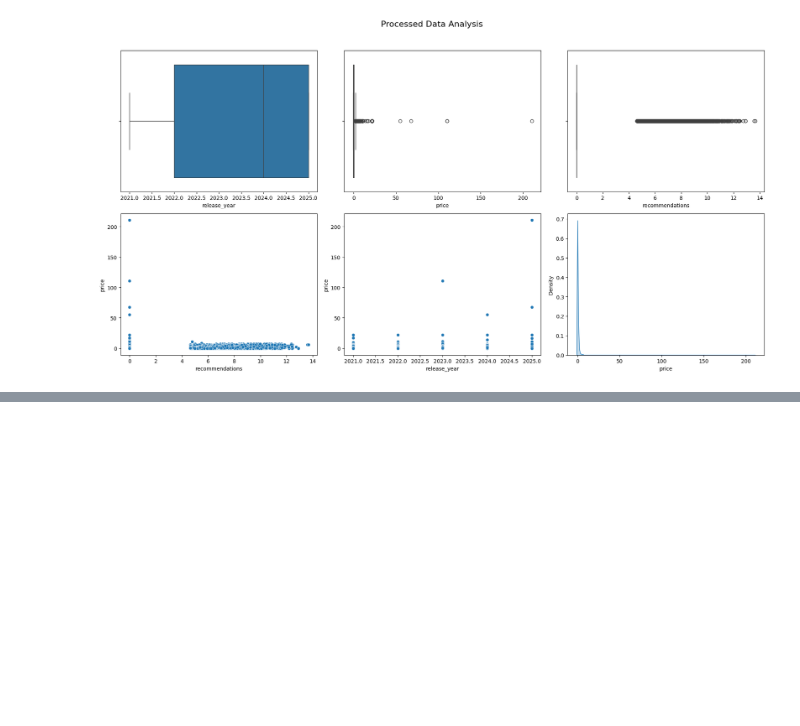
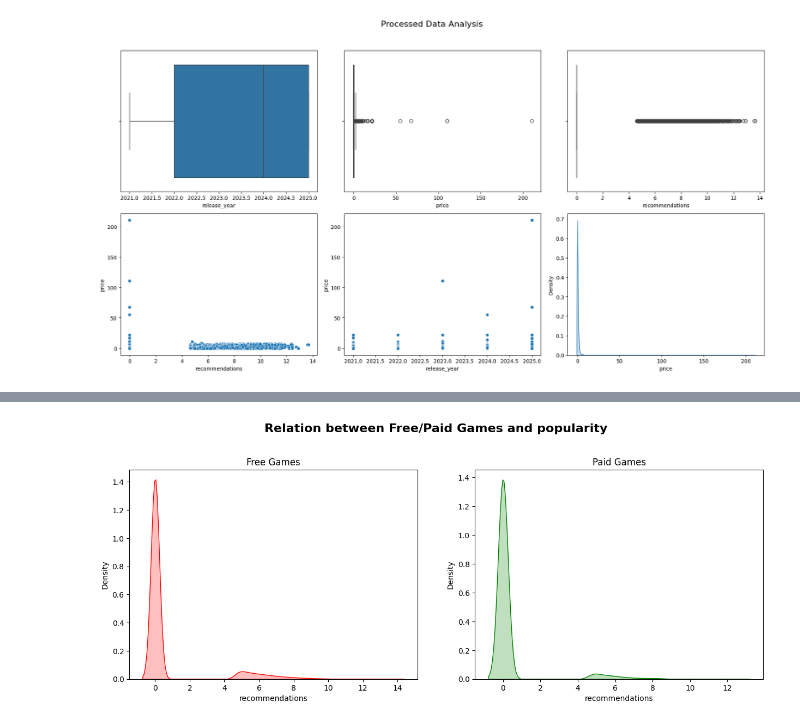
Before and after one commit to MCAlberto55/steam-games-analysis, a Jupyter notebook: notebooks/eda_analysis.ipynb, the cells around one changed output, grey strips where cells are left out. Drawn from its saved outputs; the diff is of its cells as text; code cells hidden in the pictures; blank space fills up the shorter version.

```diff
--- a/notebooks/eda_analysis.ipynb
+++ b/notebooks/eda_analysis.ipynb
@@ -239,0 +244,16 @@ plt.show()
+# %%
+# Relation between Free/Paid Games and popularity (recommendations)
+f2p = data_test['price'] != 0
+
+fig, axes = plt.subplots(1, 2, figsize=(15, 5))
+fig.suptitle('Relation between Free/Paid Games and popularity', fontsize=16, fontweight='bold', y=1.05)
+
+sns.kdeplot(data_test[f2p]['recommendations'], ax=axes[0], fill=True, color="red")
+axes[0].set_title("Free Games")
+
+sns.kdeplot(data_test[~f2p]['recommendations'], ax=axes[1], fill=True, color="green")
+axes[1].set_title("Paid Games")
+
+plt.show()
+# %% [output]
+[figure, added]
```
Also changed, not shown: parts of 5 cells of this notebook.
